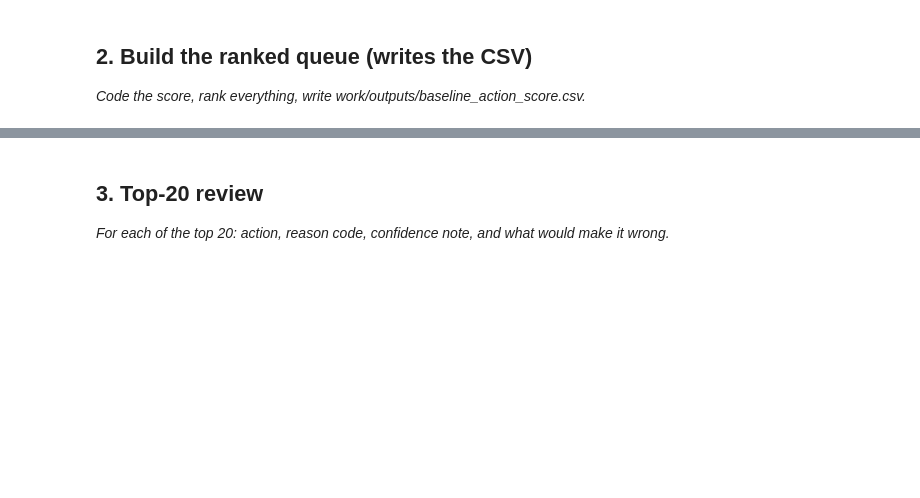
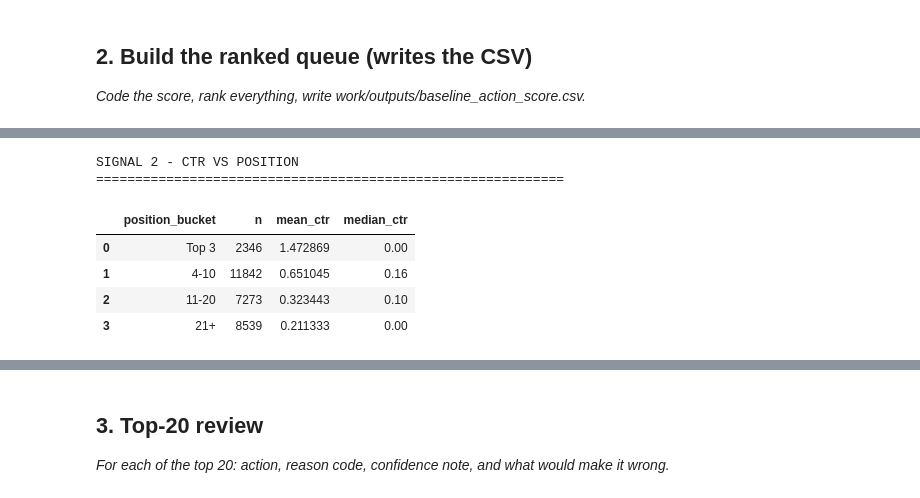
Before and after one commit to Ahmedali3ff/Flyrank-internship-, a Jupyter notebook: work/notebooks/w04_baseline_score.ipynb, the cells around one changed output, grey strips where cells are left out. Saved outputs shown, nothing was run; the diff lists cells and outputs as text; code cells hidden in the pictures; blank space fills up the shorter version.

```diff
--- a/work/notebooks/w04_baseline_score.ipynb
+++ b/work/notebooks/w04_baseline_score.ipynb
@@ -22,0 +226,30 @@ This skeleton is yours to fill. Work the sections **in order** — each one has
+# %%
+print("SIGNAL 2 - CTR VS POSITION")
+print("=" * 60)
+
+# Create interpretable position buckets
+df["position_bucket"] = pd.cut(
+    df["avg_position"],
+        bins=[-float("inf"), 3, 10, 20, float("inf")],
+            labels=["Top 3", "4-10", "11-20", "21+"]
+            )
+
+ctr_position_table = (
+                df.groupby("position_bucket", observed=False)["ctr"]
+                      .agg(["count", "mean", "median"])
+                            .reset_index()
+                                  .rename(columns={
+                                            "count": "n",
+                                                      "mean": "mean_ctr",
+                                                                "median": "median_ctr"
+                                                                      })
+                                                                      )
+display(ctr_position_table)
+# %% [output]
+SIGNAL 2 - CTR VS POSITION
+============================================================
+|  | position_bucket | n | mean_ctr | median_ctr |
+| 0 | Top 3 | 2346 | 1.472869 | 0.00 |
+| 1 | 4-10 | 11842 | 0.651045 | 0.16 |
+| 2 | 11-20 | 7273 | 0.323443 | 0.10 |
+| 3 | 21+ | 8539 | 0.211333 | 0.00 |
```
Also changed, not shown: parts of 16 cells of this notebook.
